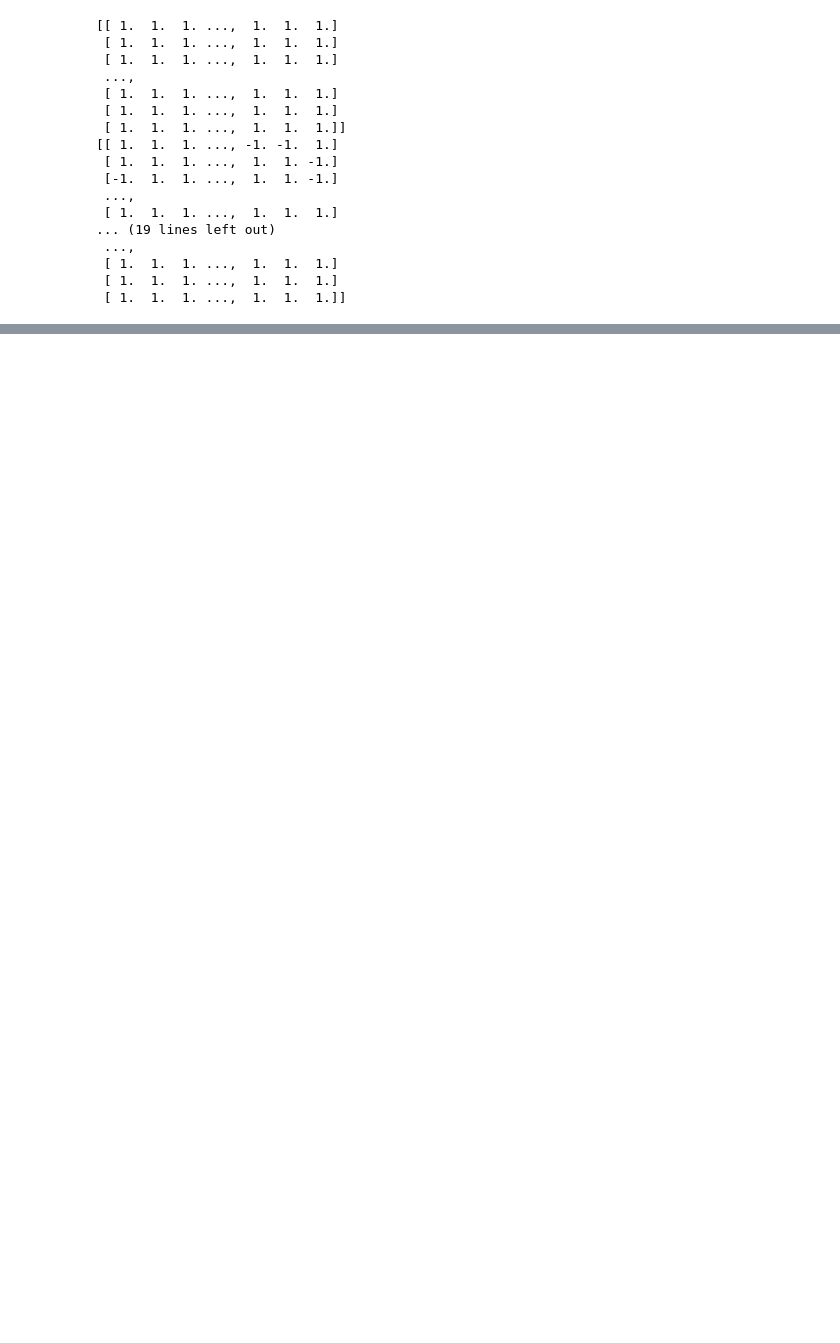
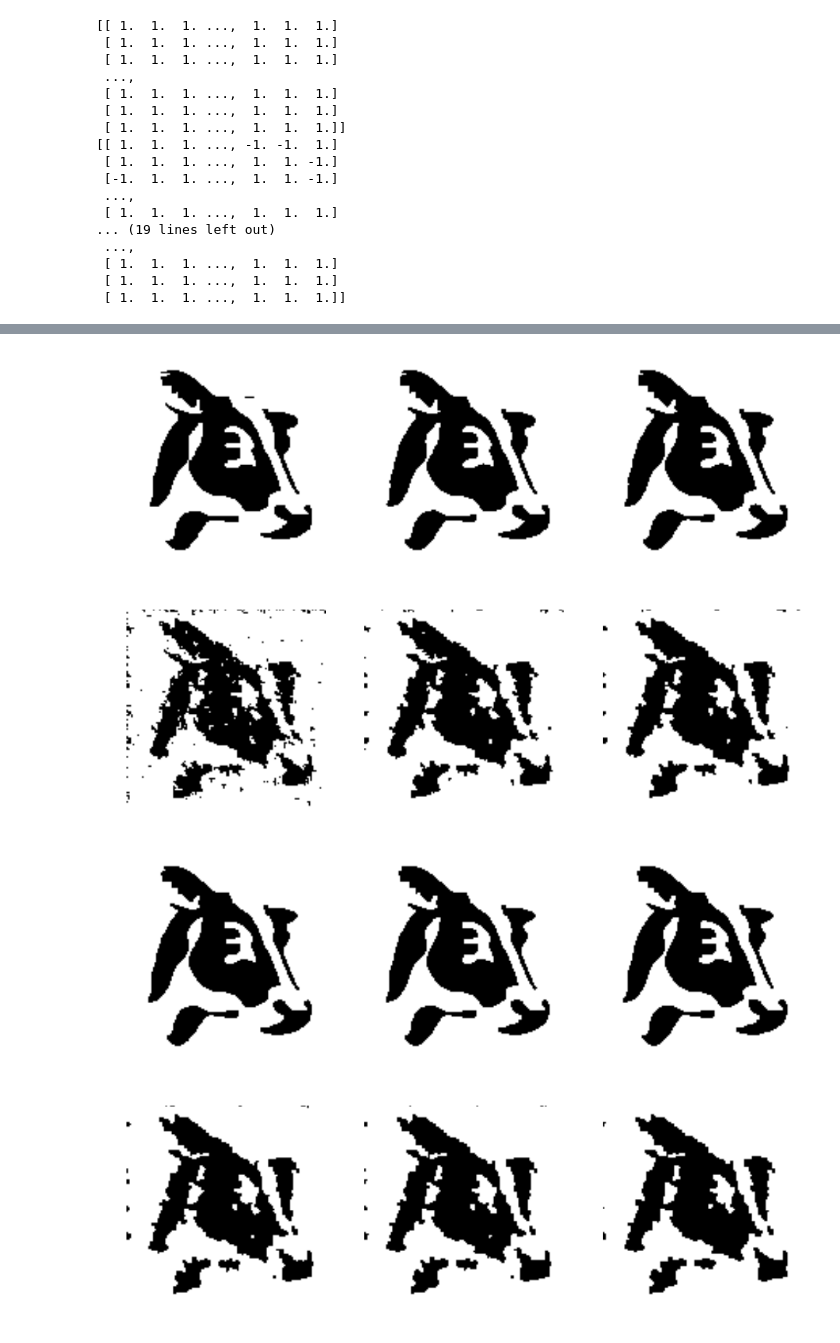
Before and after one commit to ellisp97/machine-learning-2, a Jupyter notebook: code/Q6.ipynb, the cells around one changed output, grey strips where cells are left out. Drawn from its saved outputs; the diff is of its cells as text; code cells hidden in the pictures; blank space fills up the shorter version.

Commit message:
images for q6

```diff
--- a/code/Q6.ipynb
+++ b/code/Q6.ipynb
@@ -266,47 +266,58 @@ for iters in iterslist:
  [ 1.  1.  1. ...,  1.  1.  1.]
  [ 1.  1.  1. ...,  1.  1.  1.]]
 # %%
+iterList = [1, 2, 3, 4, 5, 8, 50, 100, 150]
 for iters in iterList:
+    print("reached iter = ", iters)
 #     im4_G_denoised = GibbsICM2(im4_G, wHigh, wLow, iters, random = False, display = False)
-    t4_2 = "../images/6.2/im4_s_MFVB" + str(iters)
-    im4_S_denoised = MF_Var_Bayes(t4_2, iters)
-    if(iters == 1):
+    im4_S_denoised = MF_Var_Bayes(im4_S, iters)
+    im4_G_denoised = MF_Var_Bayes(im4_G, iters)
+    ind = iterList.index(iters)
+    if(ind%3 == 0):
         im4_S_denoised1 = im4_S_denoised
-    if(iters == 5):
-        im4_S_denoised5 = im4_S_denoised
-    if(iters == 10):
-        im4_S_denoised10 = im4_S_denoised
-    if(iters == 50):
-        im4_S_denoised50 = im4_S_denoised
-    if(iters == 100):
-        im4_S_denoised100 = im4_S_denoised
-        fpath = "../images/q2/im4_s_Gibbs_random_comparison"
-        fig = plt.figure(figsize=(12, 8))
-        ax1 = fig.add_subplot(141)
+        im4_G_denoised1 = im4_G_denoised
+    if(ind%3 == 1):
+        im4_S_denoised2 = im4_S_denoised
+        im4_G_denoised2 = im4_G_denoised
+    if(ind%3 == 2):
+        im4_S_denoised3 = im4_S_denoised
+        im4_G_denoised3 = im4_G_denoised
+
+        fpath1 = "../images/q2/im4_G_MFVB_comparison" + str(ind)
+
+        fig1 = plt.figure(figsize=(12, 8))
+        ax1 = fig1.add_subplot(131)
 #         ax1.set_title("\n".join(wrap(title1, 35)))
         ax1.axis('off')
-        ax1.imshow(im4_S_denoised1,cmap='gray')
+        ax1.imshow(im4_G_denoised1,cmap='gray')
 
-        ax2 = fig.add_subplot(142)
+        ax2 = fig1.add_subplot(132)
 #         ax2.set_title("\n".join(wrap(title2, 35)))
         ax2.axis('off')
-        ax2.imshow(im4_S_denoised5,cmap='gray')
+        ax2.imshow(im4_G_denoised2,cmap='gray')
 
-        ax3 = fig.add_subplot(143)
+        ax3 = fig1.add_subplot(133)
 #         ax3.set_title("\n".join(wrap(title3, 35)))
         ax3.axis('off')
-        ax3.imshow(im4_S_denoised10,cmap='gray')
+        ax3.imshow(im4_G_denoised3,cmap='gray')
+        plt.savefig(fpath1,bbox_inches='tight')
 
-        ax4 = fig.add_subplot(144)
+        fpath2 = "../images/q2/im4_G_MFVB_comparison" + str(ind)
+
+        fig2 = plt.figure(figsize=(12, 8))
+        ax11 = fig2.add_subplot(131)
+#         ax1.set_title("\n".join(wrap(title1, 35)))
+        ax11.axis('off')
+        ax11.imshow(im4_S_denoised1,cmap='gray')
+
+        ax21 = fig2.add_subplot(132)
+#         ax2.set_title("\n".join(wrap(title2, 35)))
+        ax21.axis('off')
+        ax21.imshow(im4_S_denoised2,cmap='gray')
+
+        ax31 = fig2.add_subplot(133)
 #         ax3.set_title("\n".join(wrap(title3, 35)))
-        ax4.axis('off')
-        ax4.imshow(im4_S_denoised50,cmap='gray')
-
-        ax5 = fig.add_subplot(145)
-#         ax3.set_title("\n".join(wrap(title3, 35)))
-        ax5.axis('off')
-        ax5.imshow(im4_S_denoised50,cmap='gray')
-
-
-        plt.savefig(fpath,bbox_inches='tight')
+        ax31.axis('off')
+        ax31.imshow(im4_S_denoised3,cmap='gray')
+        plt.savefig(fpath2,bbox_inches='tight')
 # %% [output]
@@ -313,0 +333,4 @@ AttributeError: 'str' object has no attribute 'shape'
+[figure, added]
+[figure, added]
+[figure, added]
+[figure, added]
```
Also changed, not shown: parts of 2 cells of this notebook, 4 other files.
